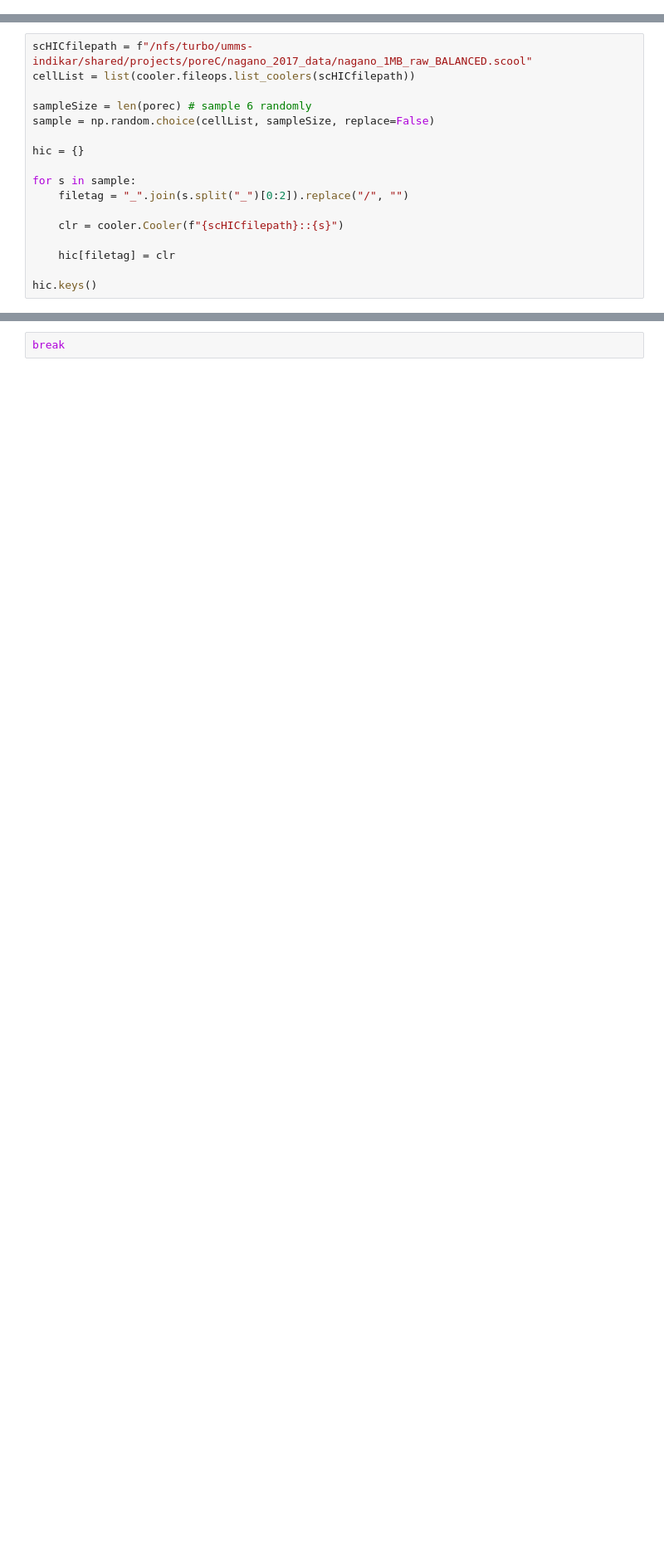
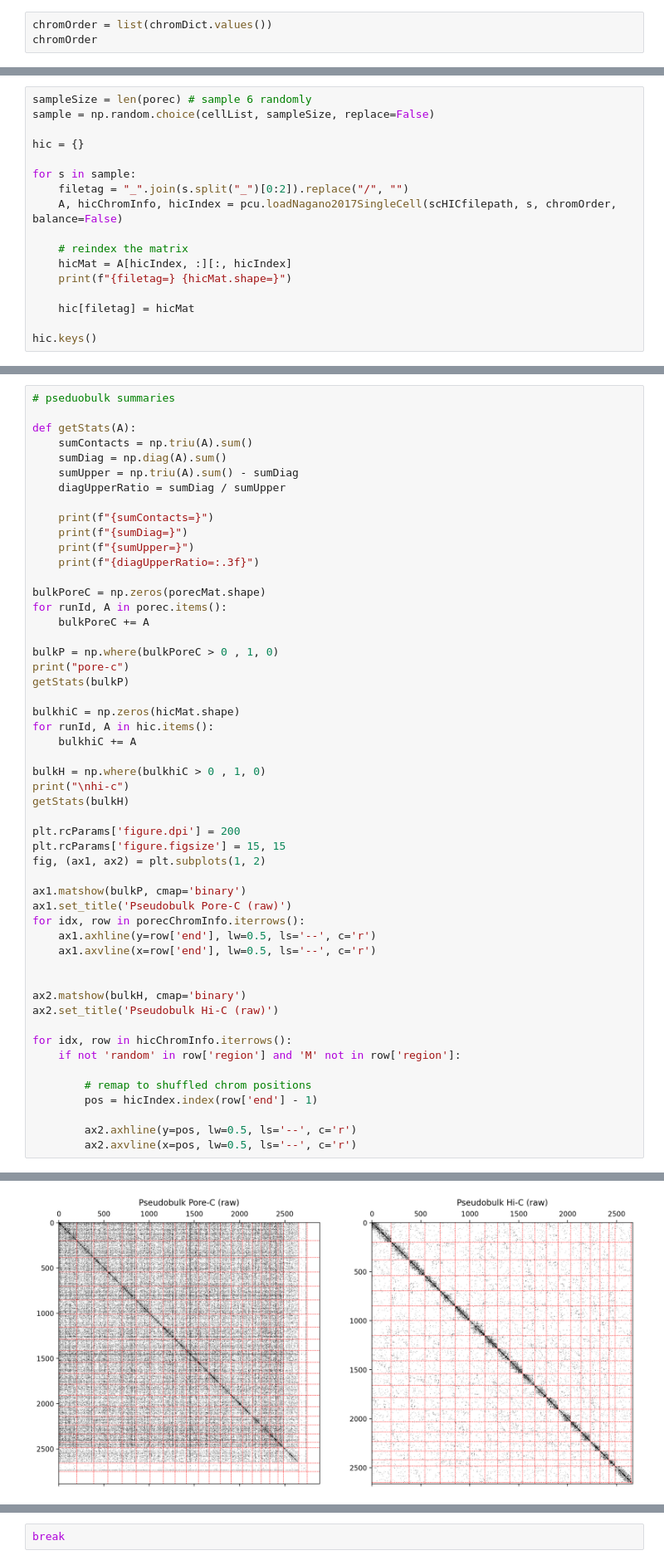
Before and after one commit to CooperStansbury/scPoreC-analysis, a Jupyter notebook: notebooks/oneMBCooler.ipynb, the cells around one changed output, grey strips where cells are left out. Shown at 83% size. Cells and saved outputs as stored; diff of their text form; blank space fills up the shorter version.

Commit message:
update nagano2017 loading and analysis

```diff
--- a/notebooks/oneMBCooler.ipynb
+++ b/notebooks/oneMBCooler.ipynb
@@ -33,3 +39,6 @@ chromDict
  'NC_000085.7': 'chr19',
  'NC_000086.8': 'chrX',
  'NC_000087.8': 'chrY'}
+# %%
+chromOrder = list(chromDict.values())
+chromOrder
@@ -55,7 +101,4 @@ dict_keys(['run01', 'run02', 'run04', 'run05', 'run06', 'run07'])
 # %%
-scHICfilepath = f"/nfs/turbo/umms-indikar/shared/projects/poreC/nagano_2017_data/nagano_1MB_raw_BALANCED.scool"
-cellList = list(cooler.fileops.list_coolers(scHICfilepath))
-
 sampleSize = len(porec) # sample 6 randomly
 sample = np.random.choice(cellList, sampleSize, replace=False)
 
@@ -63,10 +106,13 @@ hic = {}
 
 for s in sample:
     filetag = "_".join(s.split("_")[0:2]).replace("/", "")
+    A, hicChromInfo, hicIndex = pcu.loadNagano2017SingleCell(scHICfilepath, s, chromOrder, balance=False)
 
-    clr = cooler.Cooler(f"{scHICfilepath}::{s}")
+    # reindex the matrix
+    hicMat = A[hicIndex, :][:, hicIndex]
+    print(f"{filetag=} {hicMat.shape=}")
 
-    hic[filetag] = clr
+    hic[filetag] = hicMat
 
 hic.keys()
 # %% [output]
@@ -147,0 +139,53 @@ porecChrom
+# %%
+# pseduobulk summaries
+
+def getStats(A):
+    sumContacts = np.triu(A).sum()
+    sumDiag = np.diag(A).sum()
+    sumUpper = np.triu(A).sum() - sumDiag
+    diagUpperRatio = sumDiag / sumUpper
+
+    print(f"{sumContacts=}")
+    print(f"{sumDiag=}")
+    print(f"{sumUpper=}")
+    print(f"{diagUpperRatio=:.3f}")
+
+bulkPoreC = np.zeros(porecMat.shape)
+for runId, A in porec.items():
+    bulkPoreC += A
+
+bulkP = np.where(bulkPoreC > 0 , 1, 0)
+print("pore-c")
+getStats(bulkP)
+
+bulkhiC = np.zeros(hicMat.shape)
+for runId, A in hic.items():
+    bulkhiC += A
+
+bulkH = np.where(bulkhiC > 0 , 1, 0)
+print("\nhi-c")
+getStats(bulkH)
+
+plt.rcParams['figure.dpi'] = 200
+plt.rcParams['figure.figsize'] = 15, 15
+fig, (ax1, ax2) = plt.subplots(1, 2)
+
+ax1.matshow(bulkP, cmap='binary')
+ax1.set_title('Pseudobulk Pore-C (raw)')
+for idx, row in porecChromInfo.iterrows():
+    ax1.axhline(y=row['end'], lw=0.5, ls='--', c='r')
+    ax1.axvline(x=row['end'], lw=0.5, ls='--', c='r')
+
+
+ax2.matshow(bulkH, cmap='binary')
+ax2.set_title('Pseudobulk Hi-C (raw)')
+
+for idx, row in hicChromInfo.iterrows():
+    if not 'random' in row['region'] and 'M' not in row['region']:
+
+        # remap to shuffled chrom positions
+        pos = hicIndex.index(row['end'] - 1)
+
+        ax2.axhline(y=pos, lw=0.5, ls='--', c='r')
+        ax2.axvline(x=pos, lw=0.5, ls='--', c='r')
+# %% [output]
@@ -147,0 +203 @@ porecChrom
+[figure, added]
```
Also changed, not shown: parts of 23 cells of this notebook, 3 other files.
